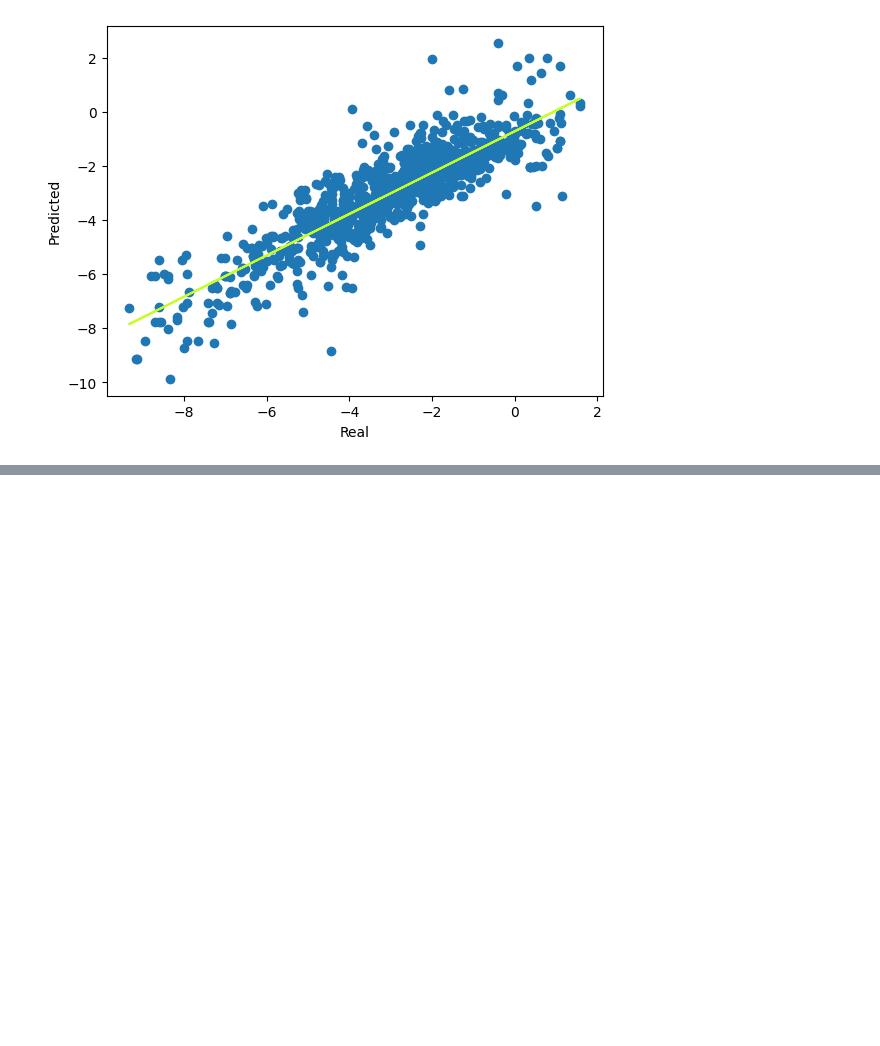
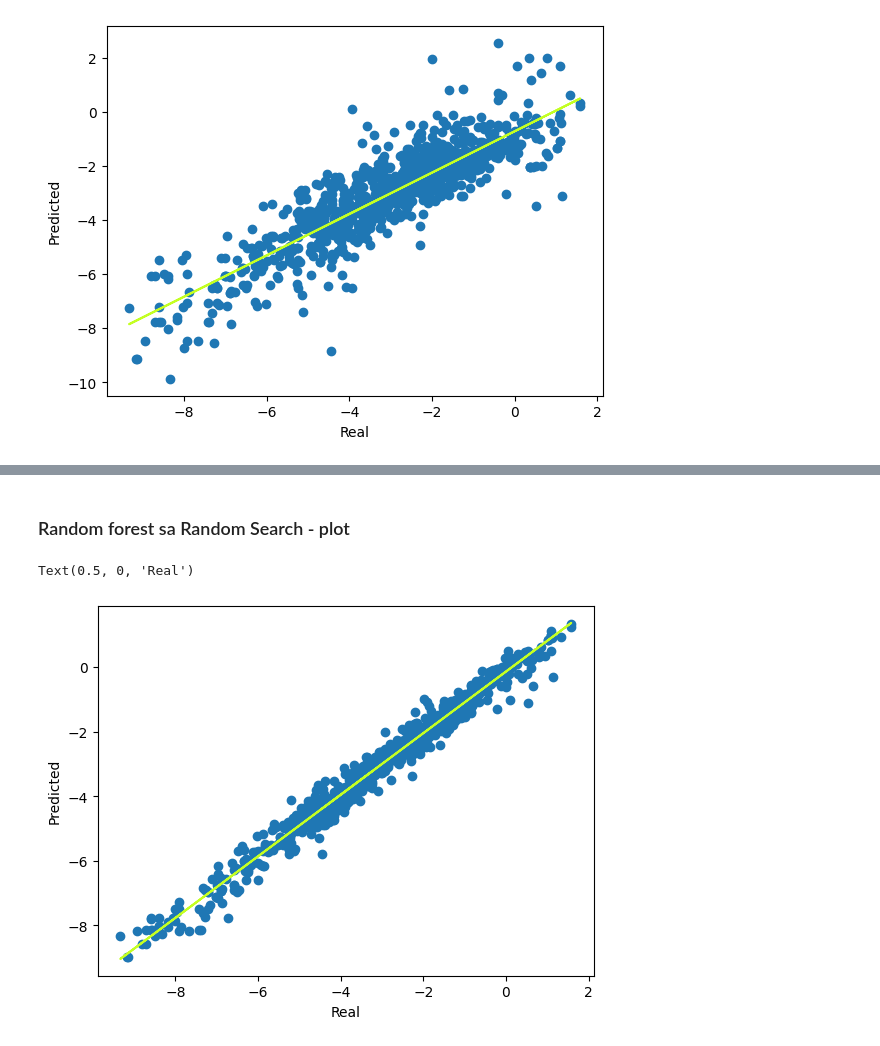
Before and after one commit to anasimicc/Model-molekuli, a Jupyter notebook: Model_molekuli.ipynb, the cells around one changed output, grey strips where cells are left out. Drawn from its saved outputs; the diff is of its cells as text; code cells hidden in the pictures; blank space fills up the shorter version.

```diff
--- a/Model_molekuli.ipynb
+++ b/Model_molekuli.ipynb
@@ -77,2 +132,13 @@ rf_results.columns = ['Method', 'Training_MSE', 'Training_R2', 'Testing_MSE', 'T
+# %%
+y_rfo_train_pred = random_search.predict(x_train)
+y_rfo_test_pred = random_search.predict(x_test)
+
+rfo_train_mse = mean_squared_error(y_train, y_rfo_train_pred)
+rfo_test_mse = mean_squared_error(y_test, y_rfo_test_pred)
+rfo_train_r2 = r2_score(y_train, y_rfo_train_pred)
+rfo_test_r2 = r2_score(y_test, y_rfo_test_pred)
+
+rfo_results = pd.DataFrame(['Random Forest with Random Search', rfo_train_mse, rfo_train_r2, rfo_test_mse, rfo_test_r2]).transpose()
+rfo_results.columns = ['Method', 'Training_MSE', 'Training_R2', 'Testing_MSE', 'Testing_R2']
 # %% [markdown]
 ## Poredjenje modela
@@ -99,0 +186,14 @@ Text(0.5, 0, 'Real')
+# %% [markdown]
+### Random forest sa Random Search - plot
+# %%
+plt.scatter(x = y_train, y = y_rfo_train_pred)
+
+e = np.polyfit(y_train, y_rfo_train_pred, 1)
+t = np.poly1d(e)
+
+plt.plot(y_train, t(y_train), '#C4FF23')
+plt.ylabel('Predicted')
+plt.xlabel('Real')
+# %% [output]
+Text(0.5, 0, 'Real')
+[figure, added]
```
Also changed, not shown: parts of 11 cells of this notebook.
